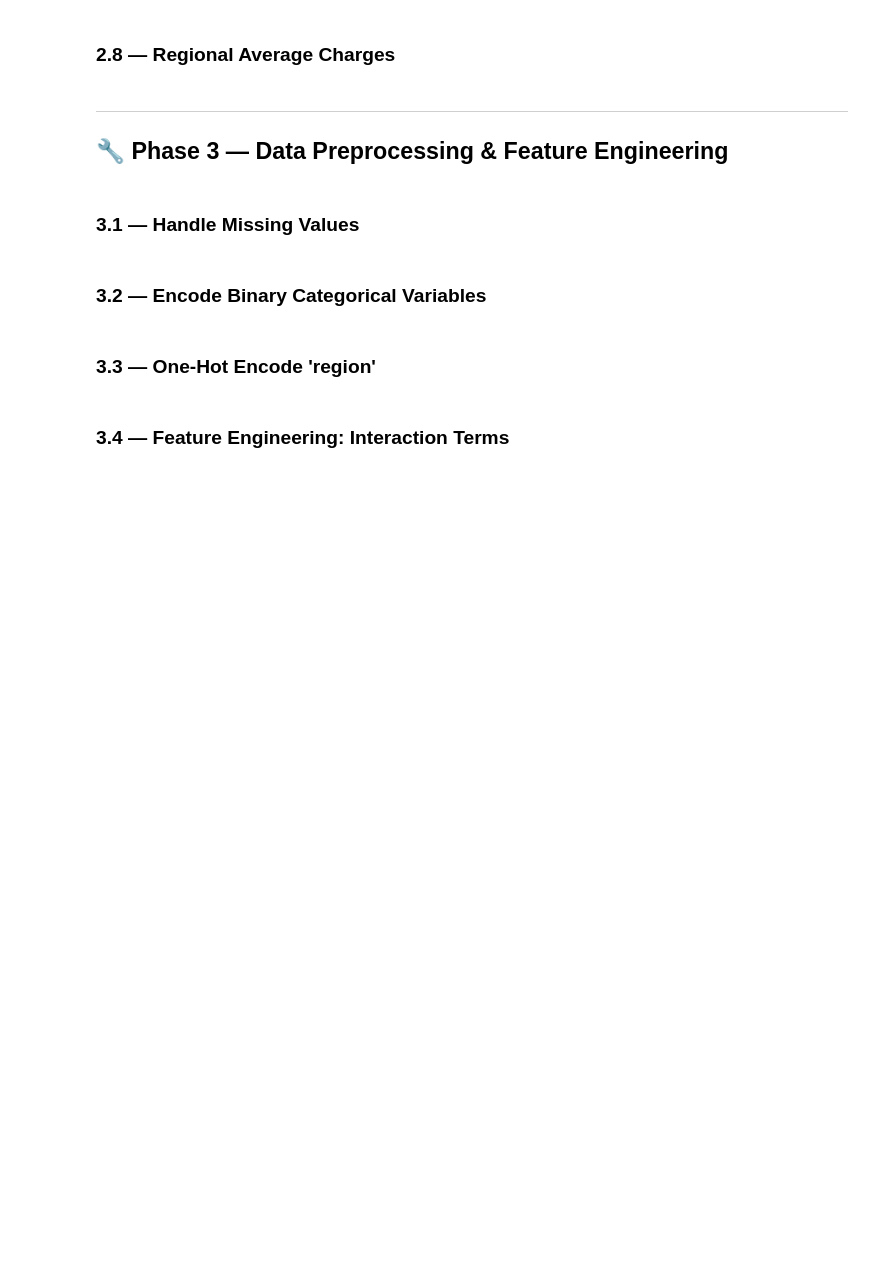
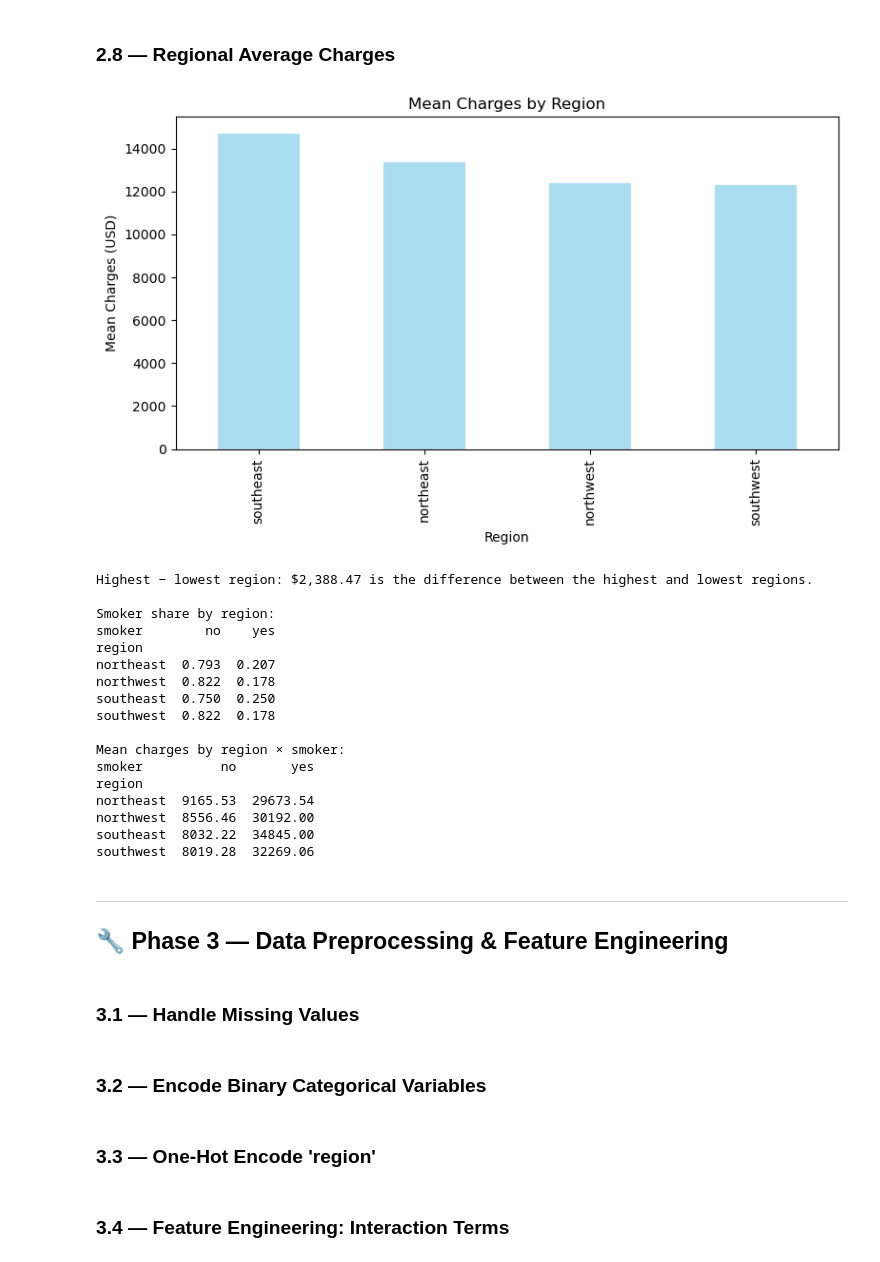
Before and after one commit to sufyan1105/Medical-Insurance-Cost-Prediction, a Jupyter notebook: medical_insurance_cost_predictor.ipynb, the cells around one changed output. Saved outputs shown, nothing was run; the diff lists cells and outputs as text; code cells hidden in the pictures; blank space fills up the shorter version.

```diff
--- a/medical_insurance_cost_predictor.ipynb
+++ b/medical_insurance_cost_predictor.ipynb
@@ -222,19 +211,39 @@ plt.show()
 # %% [markdown]
 ### 2.8 — Regional Average Charges
 # %%
-# GOAL: a bar chart of the mean `charges` for each region, sorted.
-#
-# HINTS
-#   - Group the DataFrame by region, take the mean of the target column, then
-#     sort the resulting Series and call its .plot method with a bar kind.
-#
-# ASK YOURSELF
-#   - How big is the gap between the highest and lowest region, in dollars?
-#   - Now compare that gap to the smoker gap you saw in 2.2. Which is larger,
-#     and by roughly what factor?
-#   - Careful: a difference in means could be a genuine regional effect, or it
-#     could be that one region simply has more smokers in the sample. How would
-#     you check that? (Hint: a grouped count or a cross-tabulation.)
+plt.figure(figsize=(8, 5))
+region_avg = df.groupby("region")[TARGET].mean().sort_values(ascending=False)
+region_avg.plot(kind="bar", color="skyblue", alpha=0.7, edgecolor="white")
+plt.title("Mean Charges by Region")
+plt.xlabel("Region")
+plt.ylabel("Mean Charges (USD)")
+plt.tight_layout()
+plt.show()
+
+print(f"Highest − lowest region: ${region_avg.max() - region_avg.min():,.2f} is the difference between the highest and lowest regions.\n ")
+print("Smoker share by region:")
+print(pd.crosstab(df["region"], df["smoker"], normalize="index").round(3), "\n")
+print("Mean charges by region × smoker:")
+print(df.groupby(["region", "smoker"])[TARGET].mean().unstack().round(2))
+# %% [output]
+[figure, added]
+Highest − lowest region: $2,388.47 is the difference between the highest and lowest regions.
+
+Smoker share by region:
+smoker        no    yes
+region
+northeast  0.793  0.207
+northwest  0.822  0.178
+southeast  0.750  0.250
+southwest  0.822  0.178
+
+Mean charges by region × smoker:
+smoker          no       yes
+region
+northeast  9165.53  29673.54
+northwest  8556.46  30192.00
+southeast  8032.22  34845.00
+southwest  8019.28  32269.06
 # %% [markdown]
 ---
 ## 🔧 Phase 3 — Data Preprocessing & Feature Engineering
```
Also changed, not shown: parts of 3 cells of this notebook.
